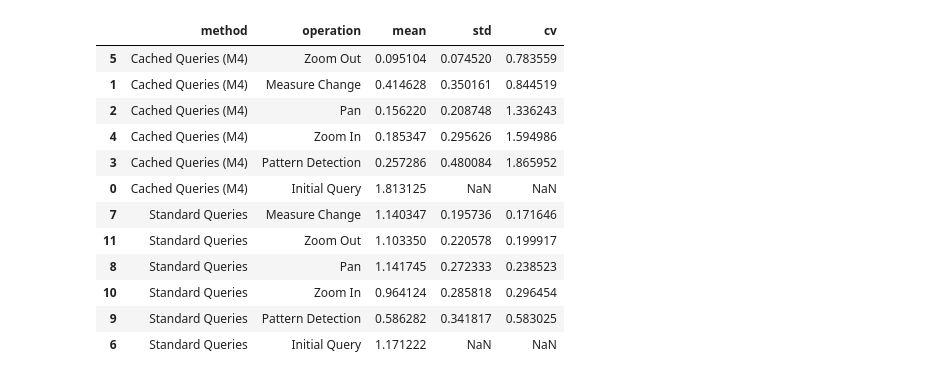
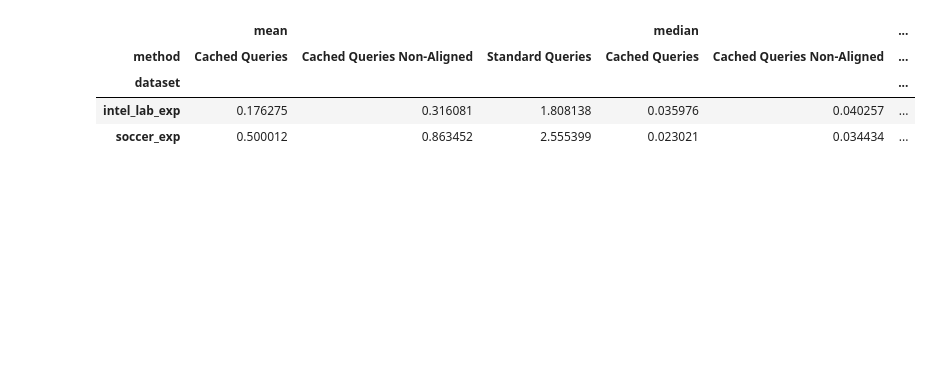
Before and after one commit to billstam12/pattern-cache, a Jupyter notebook: analysis/query_method_comparison.ipynb, the cells around one changed output. Saved outputs shown, nothing was run; the diff lists cells and outputs as text; code cells hidden in the pictures; blank space fills up the shorter version.

```diff
--- a/analysis/query_method_comparison.ipynb
+++ b/analysis/query_method_comparison.ipynb
@@ -410,31 +545,57 @@ Let's analyze how consistent each method is in terms of query performance.
 # %%
-if combined_results is not None and len(method_names) > 1:
-    # Calculate coefficient of variation (CV) as a measure of consistency
-    consistency_metrics = combined_results.groupby(['method', 'operation'])['Time (sec)'].agg([
-        'mean',
-        'std',
-        ('cv', lambda x: x.std() / x.mean() if x.mean() > 0 else 0)  # CV = std/mean
-    ]).reset_index()
+if all_combined is not None:
+    # Create boxplots for each dataset to compare distributions
+    for dataset in all_datasets:
+        if dataset in results_by_dataset:
+            dataset_df = results_by_dataset[dataset]
 
-    # Display consistency metrics
-    print("Performance Consistency by Operation Type (lower CV means more consistent):")
-    display(consistency_metrics.sort_values(['method', 'cv']))
+            plt.figure(figsize=(10, 6))
 
-    # Visualize consistency metrics
-    plt.figure(figsize=(14, 8))
+            # Create boxplot
+            sns.boxplot(x='method', y='Time (sec)', data=dataset_df, showfliers=False,
+                       palette={m['name']: METHOD_COLORS[i] for i, m in enumerate(METHODS)})
 
-    # Plot CV bars by operation type and method
-    sns.barplot(x='operation', y='cv', hue='method', data=consistency_metrics,
-               palette={m['name']: m['color'] for m in method_results})
+            # Add strip plot on top to show individual points
+            sns.stripplot(x='method', y='Time (sec)', data=dataset_df,
+                         size=4, color='black', alpha=0.4)
 
-    plt.title('Performance Consistency by Operation Type', fontsize=16)
-    plt.xlabel('Operation Type', fontsize=14)
-    plt.ylabel('Coefficient of Variation (lower is more consistent)', fontsize=14)
-    plt.xticks(rotation=45)
-    plt.legend(title='Method', bbox_to_anchor=(1.05, 1), loc='upper left')
-    plt.grid(axis='y', alpha=0.3)
-    plt.tight_layout()
-    plt.show()
+            # Calculate and add statistical summary
+            for i, method in enumerate(dataset_df['method'].unique()):
+                method_data = dataset_df[dataset_df['method'] == method]['Time (sec)']
+                stats_text = (
+                    f"n={len(method_data)}\n"
+                    f"mean={method_data.mean():.2f}\n"
+                    f"median={method_data.median():.2f}"
+                )
+                plt.annotate(
+                    stats_text,
+                    xy=(i, method_data.min()),
+                    xytext=(0, -20),
+                    textcoords="offset points",
+                    ha='center',
+                    va='top',
+                    fontsize=9,
+                    bbox=dict(boxstyle="round,pad=0.3", fc="white", alpha=0.7)
+                )
+
+            plt.title(f'Query Time Distribution - {dataset}', fontsize=16)
+            plt.xlabel('Method', fontsize=14)
+            plt.ylabel('Time (seconds)', fontsize=14)
+            plt.grid(axis='y', alpha=0.3)
+
+            plt.tight_layout()
+            plt.show()
+
+    # Overall summary table of performance statistics
+    print("\n\nOverall Performance Statistics:")
+    overall_stats = all_combined.pivot_table(
+        index='dataset',
+        columns='method',
+        values='Time (sec)',
+        aggfunc=['mean', 'median', 'min', 'max', 'count']
+    )
+
+    display(overall_stats)
 else:
-    print("Cannot analyze performance consistency without multiple datasets.")
+    print("No data available for distribution analysis.")
 # %% [output]
@@ -442,13 +605,5 @@ Performance Consistency by Operation Type (lower CV means more consistent):
-|  | method | operation | mean | std | cv |
-| 5 | Cached Queries (M4) | Zoom Out | 0.095104 | 0.074520 | 0.783559 |
-| 1 | Cached Queries (M4) | Measure Change | 0.414628 | 0.350161 | 0.844519 |
-| 2 | Cached Queries (M4) | Pan | 0.156220 | 0.208748 | 1.336243 |
-| 4 | Cached Queries (M4) | Zoom In | 0.185347 | 0.295626 | 1.594986 |
-| 3 | Cached Queries (M4) | Pattern Detection | 0.257286 | 0.480084 | 1.865952 |
-| 0 | Cached Queries (M4) | Initial Query | 1.813125 | NaN | NaN |
-| 7 | Standard Queries | Measure Change | 1.140347 | 0.195736 | 0.171646 |
-| 11 | Standard Queries | Zoom Out | 1.103350 | 0.220578 | 0.199917 |
-| 8 | Standard Queries | Pan | 1.141745 | 0.272333 | 0.238523 |
-| 10 | Standard Queries | Zoom In | 0.964124 | 0.285818 | 0.296454 |
-| 9 | Standard Queries | Pattern Detection | 0.586282 | 0.341817 | 0.583025 |
-| 6 | Standard Queries | Initial Query | 1.171222 | NaN | NaN |
+|  | mean |  |  | median |  | ... |
+| method | Cached Queries | Cached Queries Non-Aligned | Standard Queries | Cached Queries | Cached Queries Non-Aligned | ... |
+| dataset |  |  |  |  |  | ... |
+| intel_lab_exp | 0.176275 | 0.316081 | 1.808138 | 0.035976 | 0.040257 | ... |
+| soccer_exp | 0.500012 | 0.863452 | 2.555399 | 0.023021 | 0.034434 | ... |
```
Also changed, not shown: parts of 21 cells of this notebook, 20 other files.
